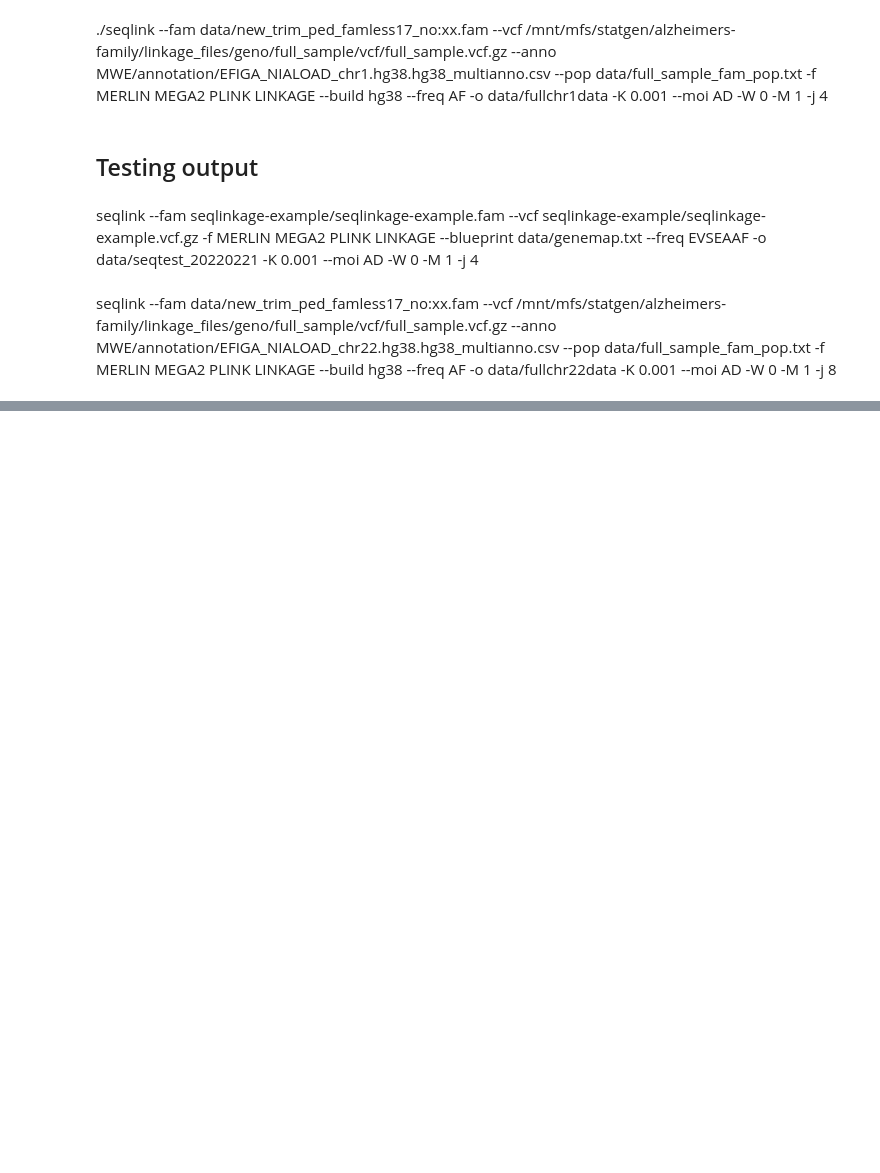
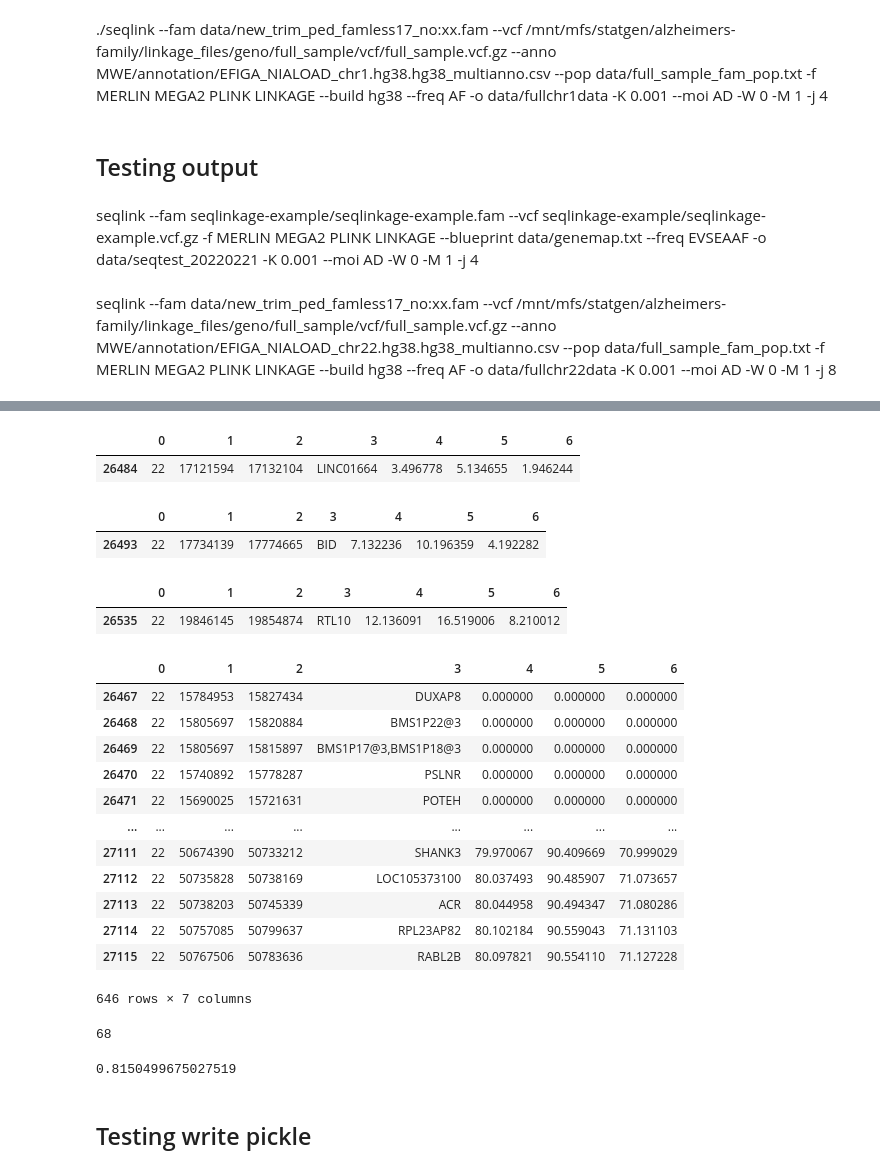
Before and after one commit to gaow/SEQLinkage, a Jupyter notebook: nbs/index.ipynb, the cells around one changed output, grey strips where cells are left out. Cells and saved outputs as stored; diff of their text form; code cells hidden in the pictures; blank space fills up the shorter version.

```diff
--- a/nbs/index.ipynb
+++ b/nbs/index.ipynb
@@ -70,0 +73,2 @@ seqlink --fam data/new_trim_ped_famless17_no:xx.fam --vcf /mnt/mfs/statgen/alzhe
+# %%
+tmp = pd.read_csv('../data/genemap.hg38.txt',sep='\t',header=None)
@@ -70,0 +110,43 @@ seqlink --fam data/new_trim_ped_famless17_no:xx.fam --vcf /mnt/mfs/statgen/alzhe
+# %%
+tmp1 = tmp[tmp[0]=='22']
+# %%
+tmp1[tmp1[3]=='LINC01664']
+# %% [output]
+|  | 0 | 1 | 2 | 3 | 4 | 5 | 6 |
+| 26484 | 22 | 17121594 | 17132104 | LINC01664 | 3.496778 | 5.134655 | 1.946244 |
+# %%
+tmp1[tmp1[3]=='BID']
+# %% [output]
+|  | 0 | 1 | 2 | 3 | 4 | 5 | 6 |
+| 26493 | 22 | 17734139 | 17774665 | BID | 7.132236 | 10.196359 | 4.192282 |
+# %%
+tmp1[tmp1[3]=='RTL10']
+# %% [output]
+|  | 0 | 1 | 2 | 3 | 4 | 5 | 6 |
+| 26535 | 22 | 19846145 | 19854874 | RTL10 | 12.136091 | 16.519006 | 8.210012 |
+# %%
+tmp1
+# %% [output]
+|  | 0 | 1 | 2 | 3 | 4 | 5 | 6 |
+| 26467 | 22 | 15784953 | 15827434 | DUXAP8 | 0.000000 | 0.000000 | 0.000000 |
+| 26468 | 22 | 15805697 | 15820884 | BMS1P22@3 | 0.000000 | 0.000000 | 0.000000 |
+| 26469 | 22 | 15805697 | 15815897 | BMS1P17@3,BMS1P18@3 | 0.000000 | 0.000000 | 0.000000 |
+| 26470 | 22 | 15740892 | 15778287 | PSLNR | 0.000000 | 0.000000 | 0.000000 |
+| 26471 | 22 | 15690025 | 15721631 | POTEH | 0.000000 | 0.000000 | 0.000000 |
+| ... | ... | ... | ... | ... | ... | ... | ... |
+| 27111 | 22 | 50674390 | 50733212 | SHANK3 | 79.970067 | 90.409669 | 70.999029 |
+| 27112 | 22 | 50735828 | 50738169 | LOC105373100 | 80.037493 | 90.485907 | 71.073657 |
+| 27113 | 22 | 50738203 | 50745339 | ACR | 80.044958 | 90.494347 | 71.080286 |
+| 27114 | 22 | 50757085 | 50799637 | RPL23AP82 | 80.102184 | 90.559043 | 71.131103 |
+| 27115 | 22 | 50767506 | 50783636 | RABL2B | 80.097821 | 90.554110 | 71.127228 |
+646 rows × 7 columns
+# %%
+535-467
+# %% [output]
+68
+# %%
+sum([0.81492771, 0.00012225750, 2.7516191e-12, 4.1280478e-16])
+# %% [output]
+0.8150499675027519
+# %% [markdown]
+## Testing write pickle
```
Also changed, not shown: parts of 9 cells of this notebook, 19 other files.
